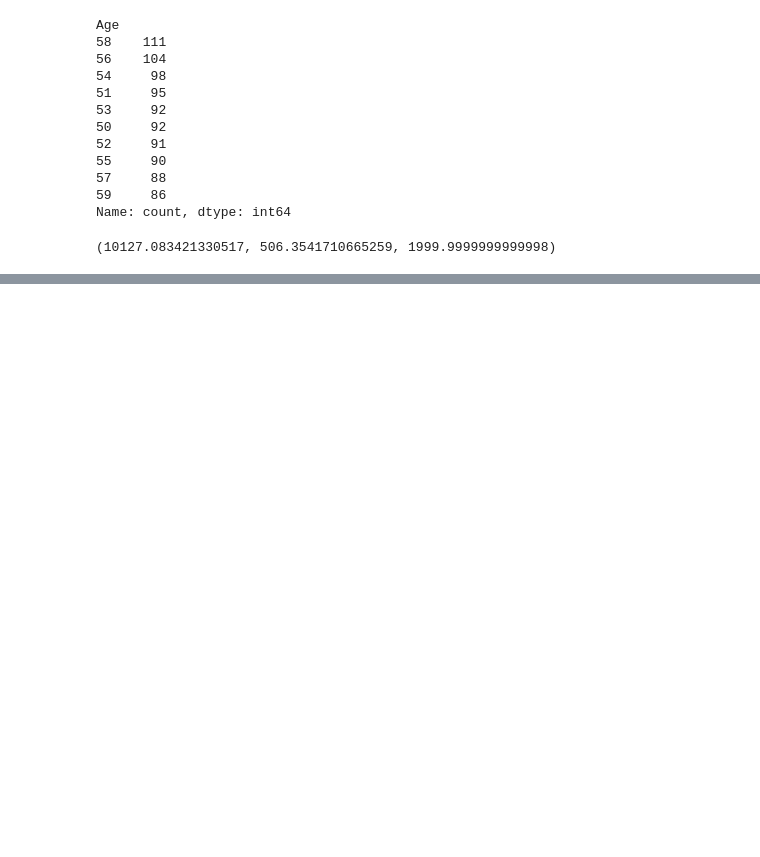
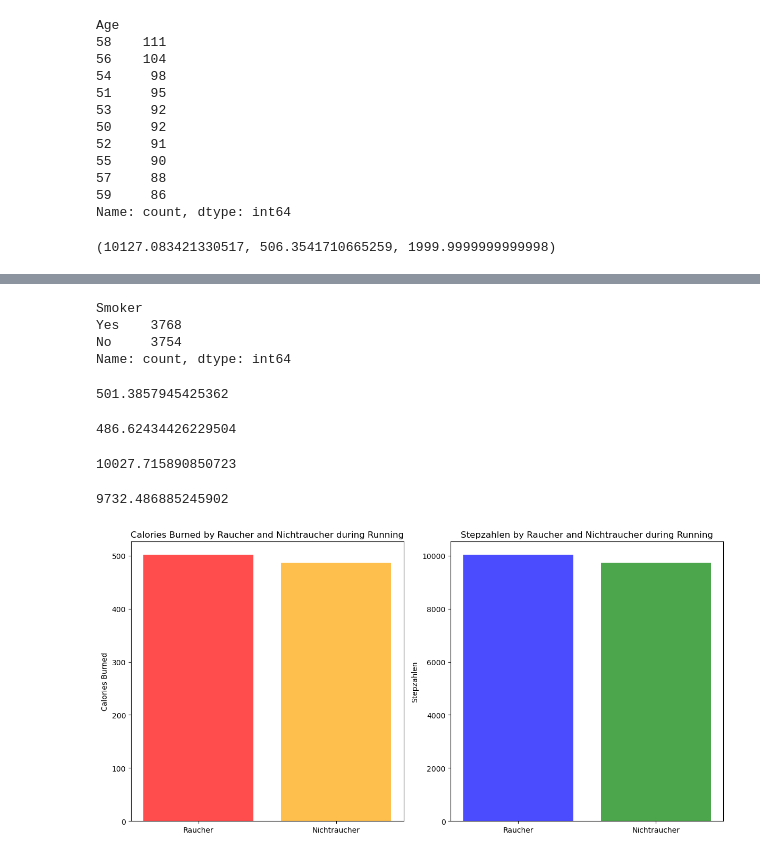
Before and after one commit to sinangr1/Leistungsnachweis_Fitness-in-Data-Science, a Jupyter notebook: Leistungsnachweis_Fitness.ipynb, the cells around one changed output, grey strips where cells are left out. Drawn from its saved outputs; the diff is of its cells as text; code cells hidden in the pictures; blank space fills up the shorter version.

```diff
--- a/Leistungsnachweis_Fitness.ipynb
+++ b/Leistungsnachweis_Fitness.ipynb
@@ -494,0 +540,52 @@ plt.show()
+# %%
+df['Smoker'].value_counts()
+# %% [output]
+Smoker
+Yes    3768
+No     3754
+Name: count, dtype: int64
+# %%
+# Analyse von Rauchern
+
+Raucher_Calories_Burned = df[(df['Smoker'] == 'Yes') & (df['Exercise_Type'] == 'Running')]['Calories_Burned'].mean()
+Raucher_Calories_Burned
+# %% [output]
+501.3857945425362
+# %%
+Nichtraucher_Calories_Burned=df[(df['Smoker'] == 'No') & (df['Exercise_Type'] == 'Running')]['Calories_Burned'].mean()
+Nichtraucher_Calories_Burned
+# %% [output]
+486.62434426229504
+# %%
+Rauchern_Stepszahlen = df[(df['Smoker'] == 'Yes') & (df['Exercise_Type'] == 'Running')]['Steps'].mean()
+Rauchern_Stepszahlen
+# %% [output]
+10027.715890850723
+# %%
+Nichtrauchern_Stepszahlen = df[(df['Smoker'] == 'No') & (df['Exercise_Type'] == 'Running')]['Steps'].mean()
+Nichtrauchern_Stepszahlen
+# %% [output]
+9732.486885245902
+# %%
+import matplotlib.pyplot as plt
+
+
+fig, axs = plt.subplots(1, 2, figsize=(12, 6))  # 1 satır, 2 sütun
+
+categories = ['Raucher', 'Nichtraucher']
+calories_burned = [Raucher_Calories_Burned, Nichtraucher_Calories_Burned]
+
+axs[0].bar(categories, calories_burned, color=['red', 'orange'], alpha=0.7)
+axs[0].set_ylabel('Calories Burned')
+axs[0].set_title('Calories Burned by Raucher and Nichtraucher during Running')
+
+Stepzahlen = [Rauchern_Stepszahlen, Nichtrauchern_Stepszahlen]
+
+axs[1].bar(categories, Stepzahlen, color=['blue', 'green'], alpha=0.7)
+axs[1].set_ylabel('Stepzahlen')
+axs[1].set_title('Stepzahlen by Raucher and Nichtraucher during Running')
+
+plt.tight_layout()
+plt.show()
+# %% [output]
+[figure, added]
```
Also changed, not shown: parts of 17 cells of this notebook.
